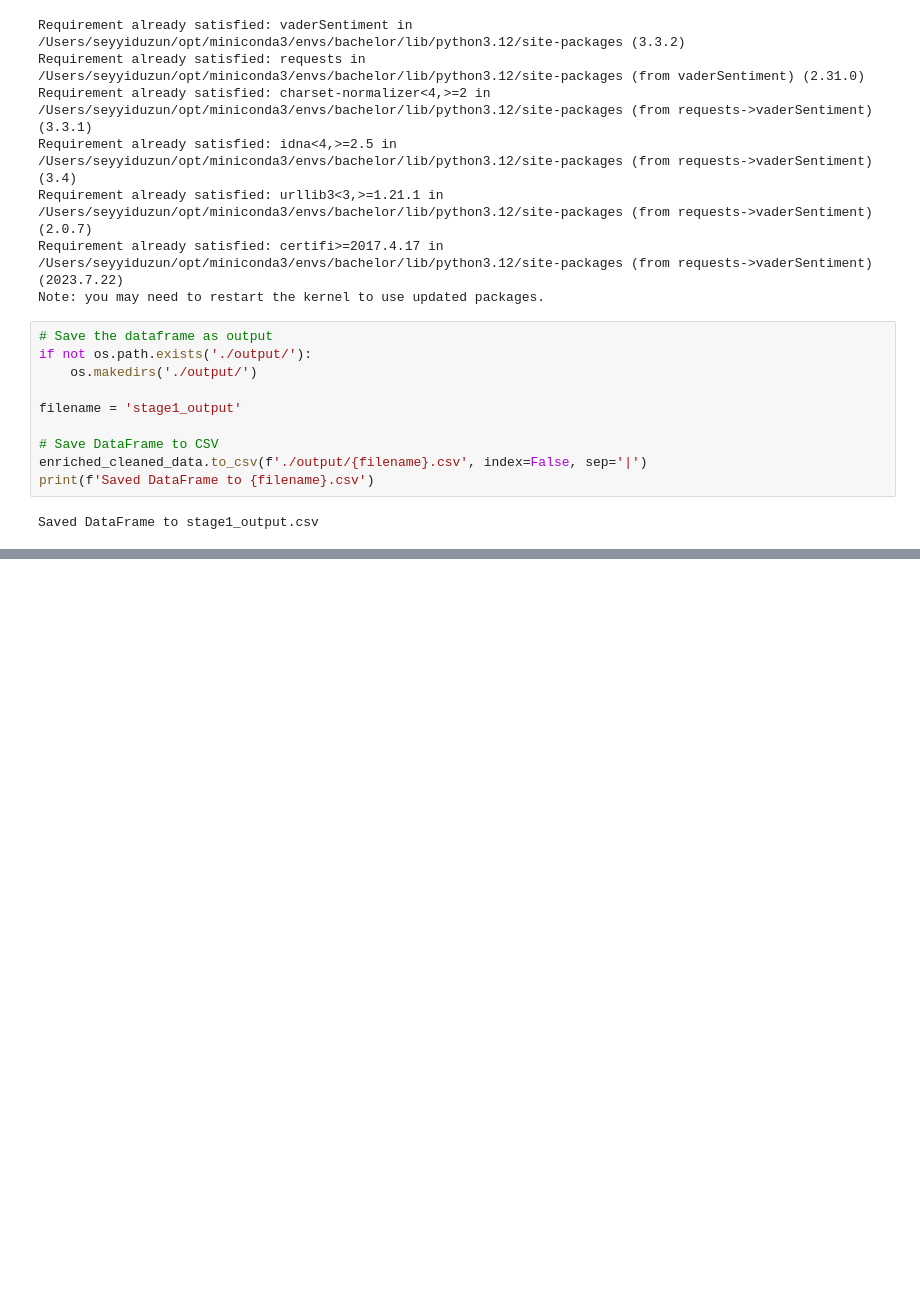
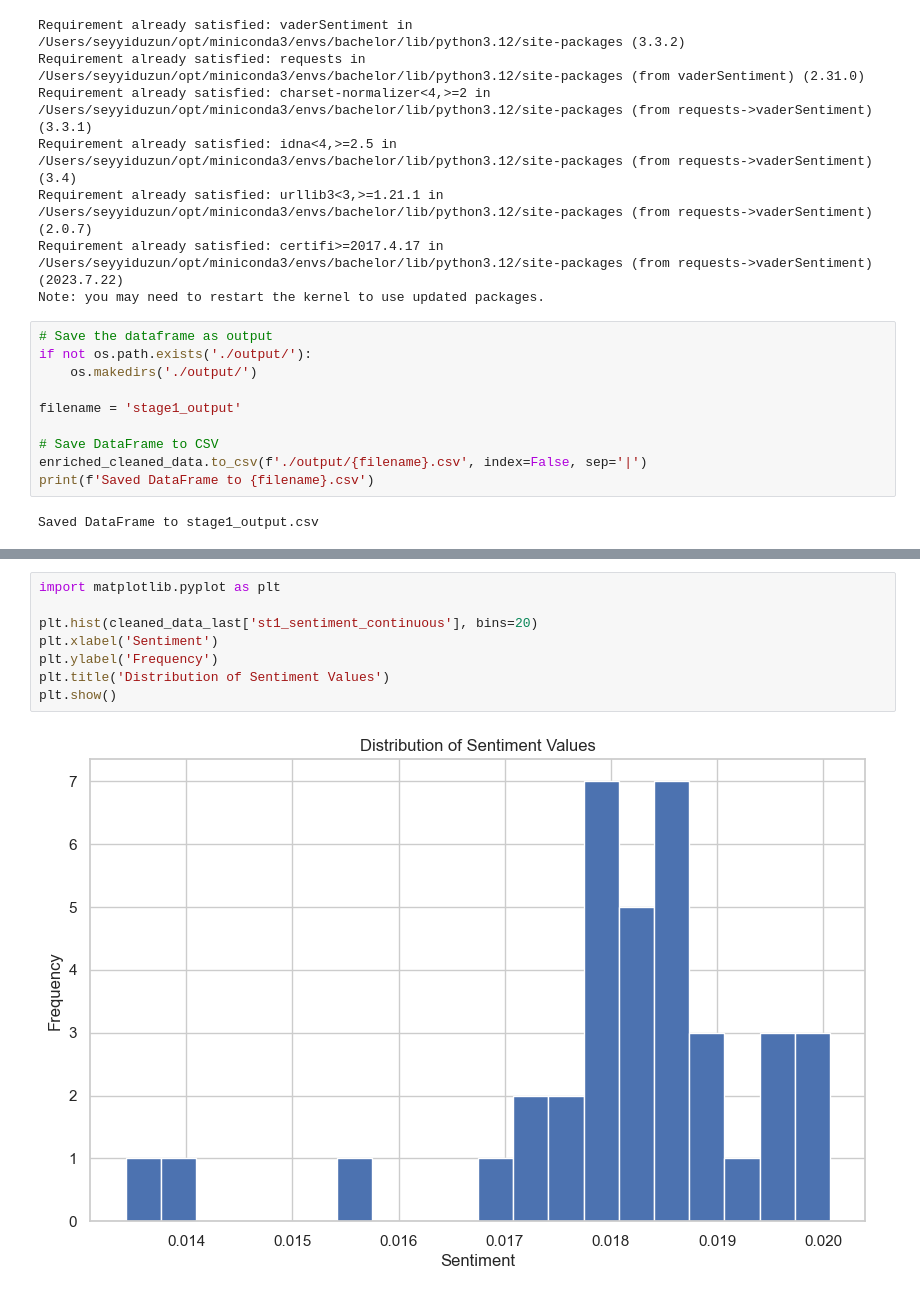
Before and after one commit to SeyyidUz/BachelorThesis, a Jupyter notebook: SustainabilityReport.ipynb, the cells around one changed output, grey strips where cells are left out. Saved outputs shown, nothing was run; the diff lists cells and outputs as text; blank space fills up the shorter version.

```diff
--- a/SustainabilityReport.ipynb
+++ b/SustainabilityReport.ipynb
@@ -2464,0 +1486,10 @@ Index: 9
+# %%
+import matplotlib.pyplot as plt
+
+plt.hist(cleaned_data_last['st1_sentiment_continuous'], bins=20)
+plt.xlabel('Sentiment')
+plt.ylabel('Frequency')
+plt.title('Distribution of Sentiment Values')
+plt.show()
+# %% [output]
+[figure, added]
```
Also changed, not shown: parts of 113 cells of this notebook.
